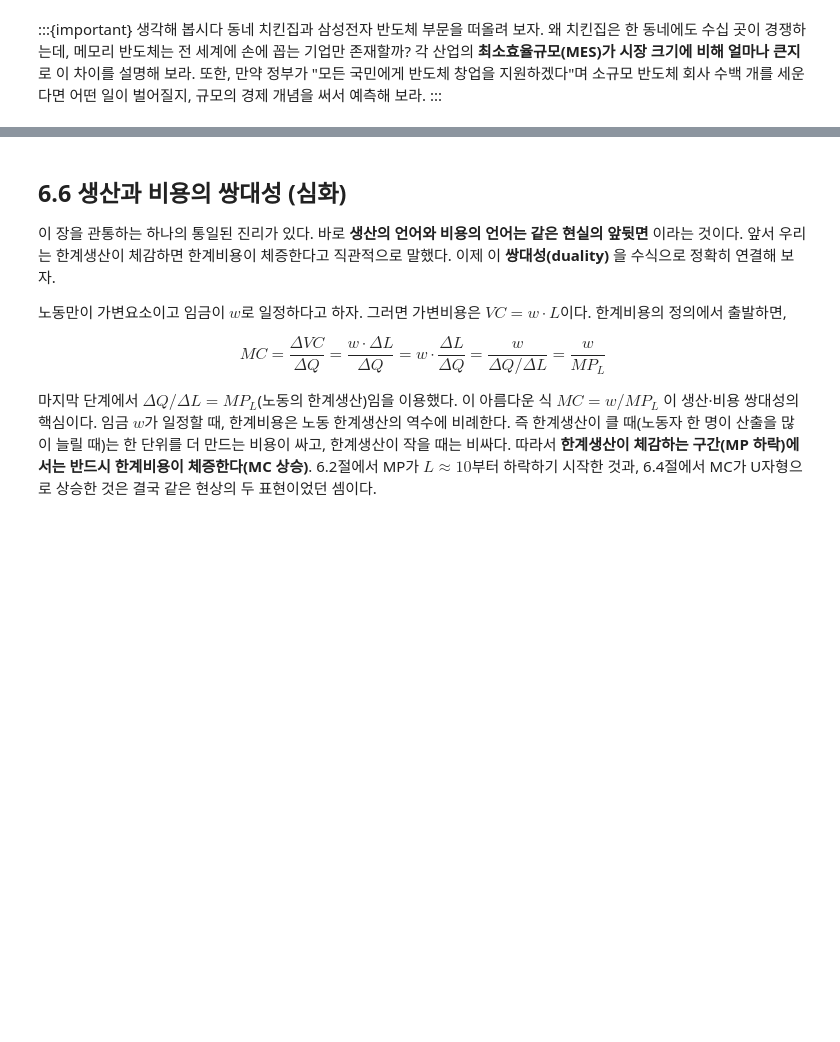
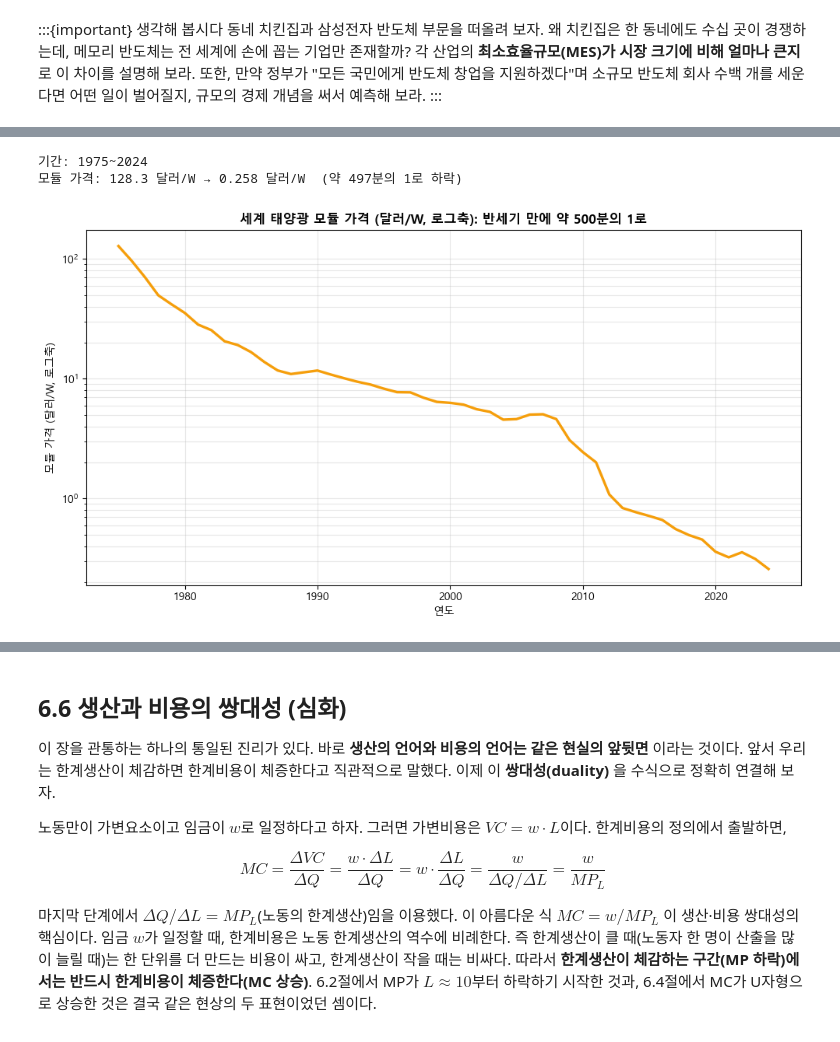
Before and after one commit to voidmain443/jbeconsample, a Jupyter notebook: chapter6.ipynb, the cells around one changed output, grey strips where cells are left out. Saved outputs shown, nothing was run; the diff lists cells and outputs as text; code cells hidden in the pictures; blank space fills up the shorter version.

```diff
--- a/chapter6.ipynb
+++ b/chapter6.ipynb
@@ -255,0 +260,23 @@ plt.tight_layout(); plt.show()
+# %%
+import io, requests
+import pandas as pd
+
+# OWID: 세계 태양광 모듈 가격 (달러/W, 무키 공개 데이터)
+url = 'https://ourworldindata.org/grapher/solar-pv-prices.csv'
+solar = pd.read_csv(io.BytesIO(requests.get(url, timeout=60, headers={'User-Agent': 'Mozilla/5.0'}).content))
+solar = solar.dropna(subset=['Solar PV module cost']).sort_values('Year')
+p0, p1 = solar['Solar PV module cost'].iloc[0], solar['Solar PV module cost'].iloc[-1]
+print(f"기간: {solar['Year'].min()}~{solar['Year'].max()}")
+print(f"모듈 가격: {p0:.1f} 달러/W → {p1:.3f} 달러/W  (약 {p0/p1:,.0f}분의 1로 하락)")
+
+fig, ax = plt.subplots(figsize=(10, 5.5))
+ax.plot(solar['Year'], solar['Solar PV module cost'], color='#f59e0b', lw=2.4)
+ax.set_yscale('log')
+ax.set_title('세계 태양광 모듈 가격 (달러/W, 로그축): 반세기 만에 약 500분의 1로', fontweight='bold')
+ax.set_xlabel('연도'); ax.set_ylabel('모듈 가격 (달러/W, 로그축)')
+ax.grid(True, alpha=0.3, which='both')
+plt.tight_layout(); plt.show()
+# %% [output]
+기간: 1975~2024
+모듈 가격: 128.3 달러/W → 0.258 달러/W  (약 497분의 1로 하락)
+[figure, added]
```
Also changed, not shown: parts of 4 cells of this notebook, 14 other files.
